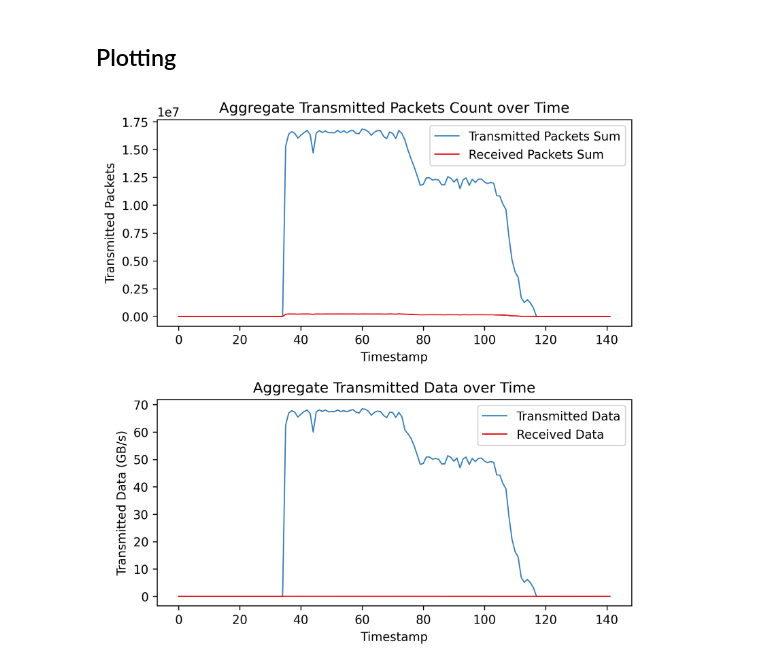
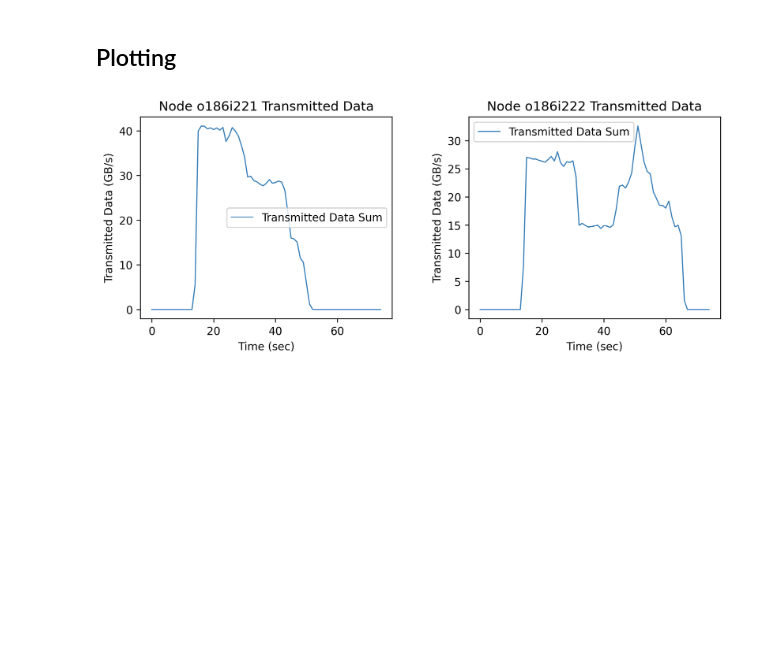
Before and after one commit to inf0rmatiker/cluster-benchmarks, a Jupyter notebook: infiniband.ipynb, the cells around one changed output. Saved outputs shown, nothing was run; the diff lists cells and outputs as text; code cells hidden in the pictures; blank space fills up the shorter version.

```diff
--- a/infiniband.ipynb
+++ b/infiniband.ipynb
@@ -50,52 +54,37 @@ Name: PortXmitData_sum, Length: 142, dtype: float64
 # %% [markdown]
 ## Plotting
 # %%
-number_rows = 2
-number_cols = 1
+number_rows = 1
+number_cols = 2
 
-fig, ax = plt.subplots(nrows=number_rows, ncols=number_cols, figsize=(7,7), dpi=300)
+fig, ax = plt.subplots(nrows=number_rows, ncols=number_cols, figsize=(9,4), dpi=300)
 fig.tight_layout(pad=4)
 
 ax[0].plot(
     dataframe["timestamp"],
-    dataframe["PortXmitPkts_sum"],
-    lw=1, label="Transmitted Packets Sum",
+    dataframe[f"PortXmitData_sum_{nodes[0]}"] * 4 / GB,
+    lw=1, label="Transmitted Data Sum",
     color=CB_color_cycle["blue"]
 )
 
-ax[0].plot(
-    dataframe["timestamp"],
-    dataframe["PortRcvPkts_sum"],
-    lw=1, label="Received Packets Sum",
-    color=CB_color_cycle["red"]
-)
-
-#ax[0].set_ylim(0, 2e7)
-ax[0].set_title("Aggregate Transmitted Packets Count over Time")
-ax[0].set_ylabel("Transmitted Packets")
-ax[0].set_xlabel("Timestamp")
+ax[0].set_title(f"Node {nodes[0]} Transmitted Data")
+ax[0].set_ylabel("Transmitted Data (GB/s)")
+ax[0].set_xlabel("Time (sec)")
 ax[0].legend()
 
 
 ax[1].plot(
     dataframe["timestamp"],
-    dataframe["PortXmitData_sum"],
+    dataframe[f"PortXmitData_sum_{nodes[1]}"] * 4 / GB,
     lw=1, label="Transmitted Data Sum",
     color=CB_color_cycle["blue"]
 )
 
-ax[1].plot(
-    dataframe["timestamp"],
-    dataframe["PortRcvData_sum"],
-    lw=1, label="Received Data Sum",
-    color=CB_color_cycle["red"]
-)
-
-ax[1].set_title("Aggregate Transmitted Data over Time")
-ax[1].set_ylabel("Transmitted Data")
-ax[1].set_xlabel("Timestamp")
+ax[1].set_title(f"Node {nodes[1]} Transmitted Data")
+ax[1].set_ylabel("Transmitted Data (GB/s)")
+ax[1].set_xlabel("Time (sec)")
 ax[1].legend()
 
 plt.show()
 # %% [output]
-[figure, old version]
+[figure, new version]
```
Also changed, not shown: parts of 1 cell of this notebook, 2 other files.
